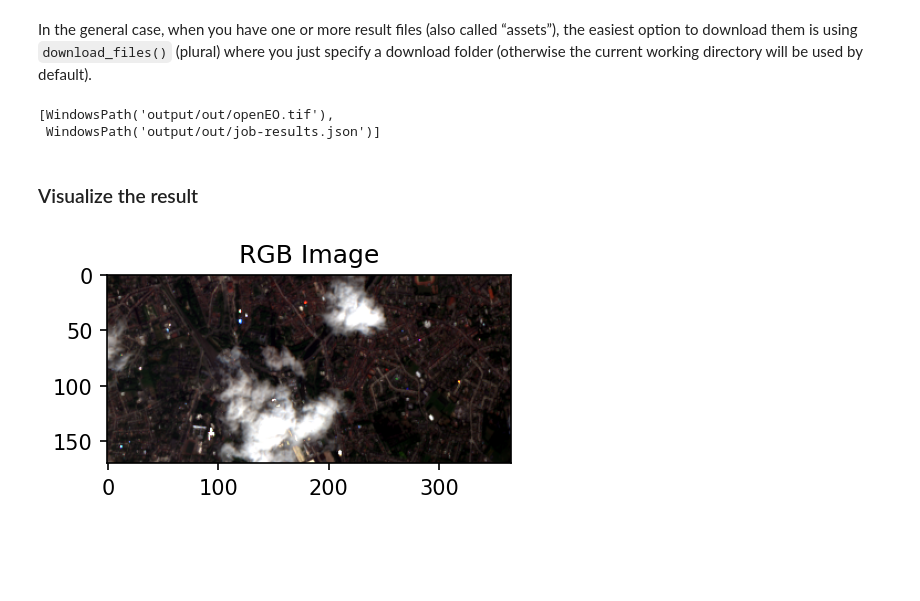
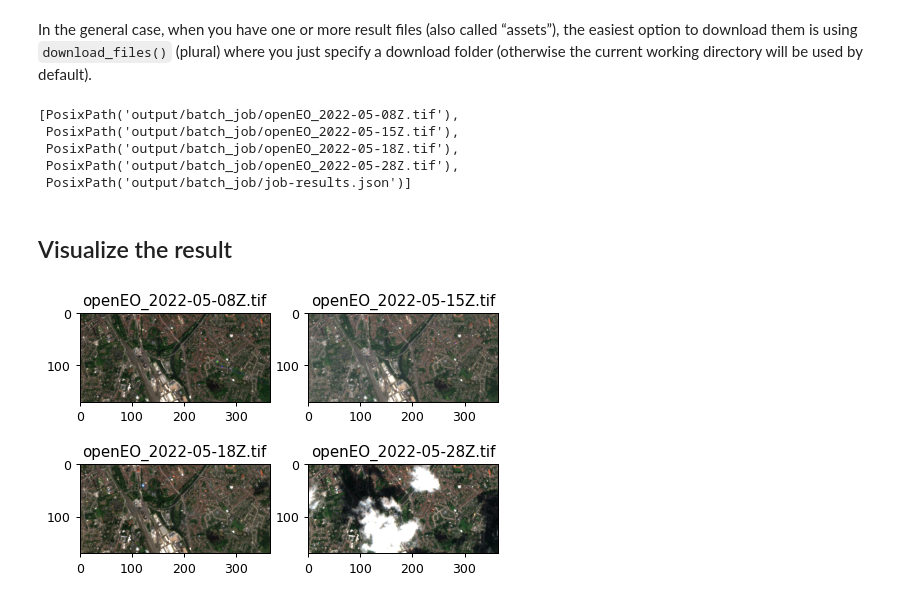
Before and after one commit to eu-cdse/notebook-samples, a Jupyter notebook: openeo/Batch_job.ipynb, the cells around one changed output. Saved outputs shown, nothing was run; the diff lists cells and outputs as text; code cells hidden in the pictures; blank space fills up the shorter version.

Commit message:
Finetune Batch_job.ipynb

```diff
--- a/openeo/Batch_job.ipynb
+++ b/openeo/Batch_job.ipynb
@@ -97,9 +127,12 @@ results
 # %% [markdown]
 In the general case, when you have one or more result files (also called “assets”), the easiest option to download them is using `download_files()` (plural) where you just specify a download folder (otherwise the current working directory will be used by default).
 # %%
-results.download_files("output/out")
+results.download_files("output/batch_job")
 # %% [output]
-[WindowsPath('output/out/openEO.tif'),
- WindowsPath('output/out/job-results.json')]
+[PosixPath('output/batch_job/openEO_2022-05-08Z.tif'),
+ PosixPath('output/batch_job/openEO_2022-05-15Z.tif'),
+ PosixPath('output/batch_job/openEO_2022-05-18Z.tif'),
+ PosixPath('output/batch_job/openEO_2022-05-28Z.tif'),
+ PosixPath('output/batch_job/job-results.json')]
 # %% [markdown]
-### Visualize the result
+## Visualize the result
@@ -121,13 +138,0 @@ def normalizeimg(data):
-# %%
-fig, ax = plt.subplots(figsize=(6, 2), dpi=150)
-ax.imshow(normalizeimg(np.moveaxis(img, 0, -1)))
-
-ax.set_title("RGB Image")
-
-# Adjusting the spacing between subplots
-plt.tight_layout()
-
-# Display the figure
-plt.show()
-# %% [output]
-[figure, removed]
@@ -133,0 +143,9 @@ plt.show()
+# %%
+fig, axes = plt.subplots(figsize=(6, 4), nrows=2, ncols=2, dpi=90)
+for i, path in enumerate(sorted(pathlib.Path("output/batch_job/").glob("*tif"))[:4]):
+    data = rasterio.open(path).read()
+    ax = axes[i // 2, i % 2]
+    ax.imshow((data.transpose(1, 2, 0) / 3000).clip(0, 1))
+    ax.set_title(path.name)
+# %% [output]
+[figure, added]
```
Also changed, not shown: parts of 23 cells of this notebook.
